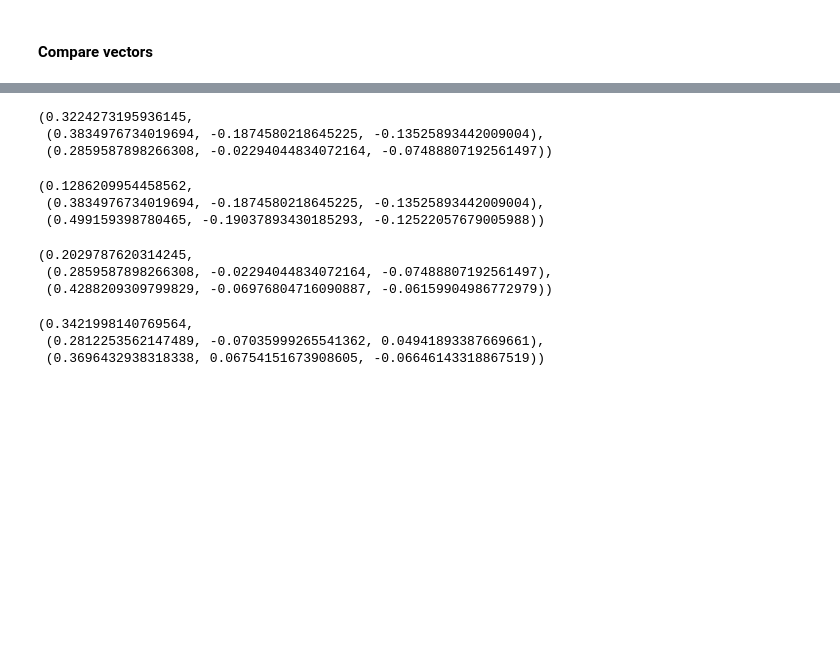
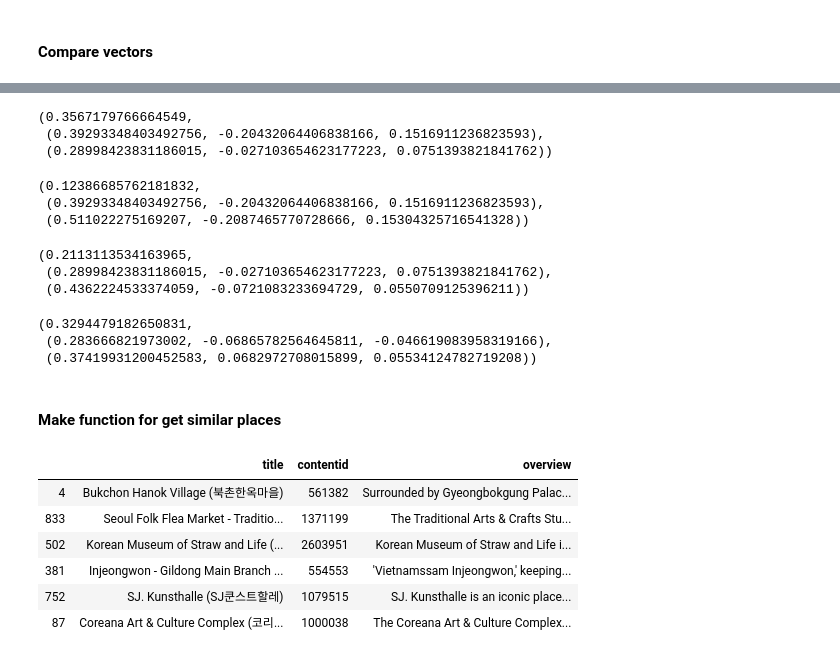
Before and after one commit to Teosoft7/place_recommendation_for_trip, a Jupyter notebook: data_aquisition.ipynb, the cells around one changed output, grey strips where cells are left out. Cells and saved outputs as stored; diff of their text form; code cells hidden in the pictures; blank space fills up the shorter version.

Commit message:
add vectorized poi analysis with KOTIS

```diff
--- a/data_aquisition.ipynb
+++ b/data_aquisition.ipynb
@@ -441,29 +456,61 @@ def compare_vectors(idx_1, idx_2):
     return diff, value_a, value_b
 # %%
 # 경복궁 vs 남산타워
-compare_vectors(359, 748)
+compare_vectors(262, 647)
 # %% [output]
-(0.3224273195936145,
- (0.3834976734019694, -0.1874580218645225, -0.13525893442009004),
- (0.2859587898266308, -0.02294044834072164, -0.07488807192561497))
+(0.3567179766664549,
+ (0.39293348403492756, -0.20432064406838166, 0.1516911236823593),
+ (0.28998423831186015, -0.027103654623177223, 0.0751393821841762))
 # %%
 # 경복궁 vs 창경궁
-compare_vectors(359, 133)
+compare_vectors(262, 40)
 # %% [output]
-(0.1286209954458562,
- (0.3834976734019694, -0.1874580218645225, -0.13525893442009004),
- (0.499159398780465, -0.19037893430185293, -0.12522057679005988))
+(0.12386685762181832,
+ (0.39293348403492756, -0.20432064406838166, 0.1516911236823593),
+ (0.511022275169207, -0.2087465770728666, 0.15304325716541328))
 # %%
 # 남산타워 vs 롯데월드타워
-compare_vectors(748, 653)
+compare_vectors(647, 554)
 # %% [output]
-(0.2029787620314245,
- (0.2859587898266308, -0.02294044834072164, -0.07488807192561497),
- (0.4288209309799829, -0.06976804716090887, -0.06159904986772979))
+(0.2113113534163965,
+ (0.28998423831186015, -0.027103654623177223, 0.0751393821841762),
+ (0.4362224533374059, -0.0721083233694729, 0.0550709125396211))
 # %%
-# 북촌 vs 강남
-compare_vectors(98, 293)
+# 북촌한옥마을 vs 강남
+compare_vectors(4, 197)
 # %% [output]
-(0.3421998140769564,
- (0.2812253562147489, -0.07035999265541362, 0.04941893387669661),
- (0.3696432938318338, 0.06754151673908605, -0.06646143318867519))
+(0.3294479182650831,
+ (0.283666821973002, -0.06865782564645811, -0.046619083958319166),
+ (0.37419931200452583, 0.0682972708015899, 0.05534124782719208))
+# %% [markdown]
+#### Make function for get similar places
+# %%
+# extract vectors to tuple array
+vectors = [(i[0], i[1], i[2]) for i in svd_values]
+# %%
+# get similar places function
+def get_similar(index):
+    """Returns similar places of indiced place"""
+    X = vectors[index][0]
+    Y = vectors[index][1]
+    Z = vectors[index][2]
+
+    distances = []
+    for i, value in enumerate(vectors):
+        distance = (abs(X - value[0]) + abs(Y - value[1]) + abs(Z - value[2]), i)
+        distances.append(distance)
+
+    top5_similars = [i[1] for i in sorted(distances)[0:6]]
+
+    return df.loc[top5_similars][['title', 'contentid', 'overview']]
+# %%
+# 북촌한옥마을
+get_similar(4)
+# %% [output]
+|  | title | contentid | overview |
+| 4 | Bukchon Hanok Village (북촌한옥마을) | 561382 | Surrounded by Gyeongbokgung Palac... |
+| 833 | Seoul Folk Flea Market - Traditio... | 1371199 | The Traditional Arts & Crafts Stu... |
+| 502 | Korean Museum of Straw and Life (... | 2603951 | Korean Museum of Straw and Life i... |
+| 381 | Injeongwon - Gildong Main Branch ... | 554553 | 'Vietnamssam Injeongwon,' keeping... |
+| 752 | SJ. Kunsthalle (SJ쿤스트할레) | 1079515 | SJ. Kunsthalle is an iconic place... |
+| 87 | Coreana Art & Culture Complex (코리... | 1000038 | The Coreana Art & Culture Complex... |
```
Also changed, not shown: parts of 20 cells of this notebook, 1 other file.
